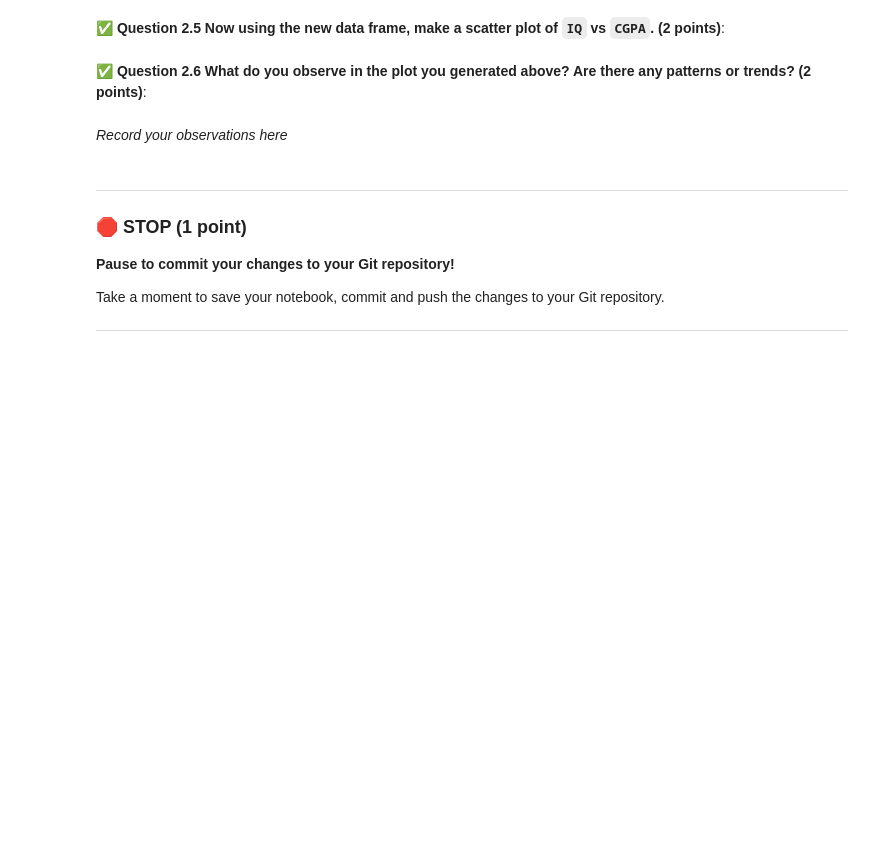
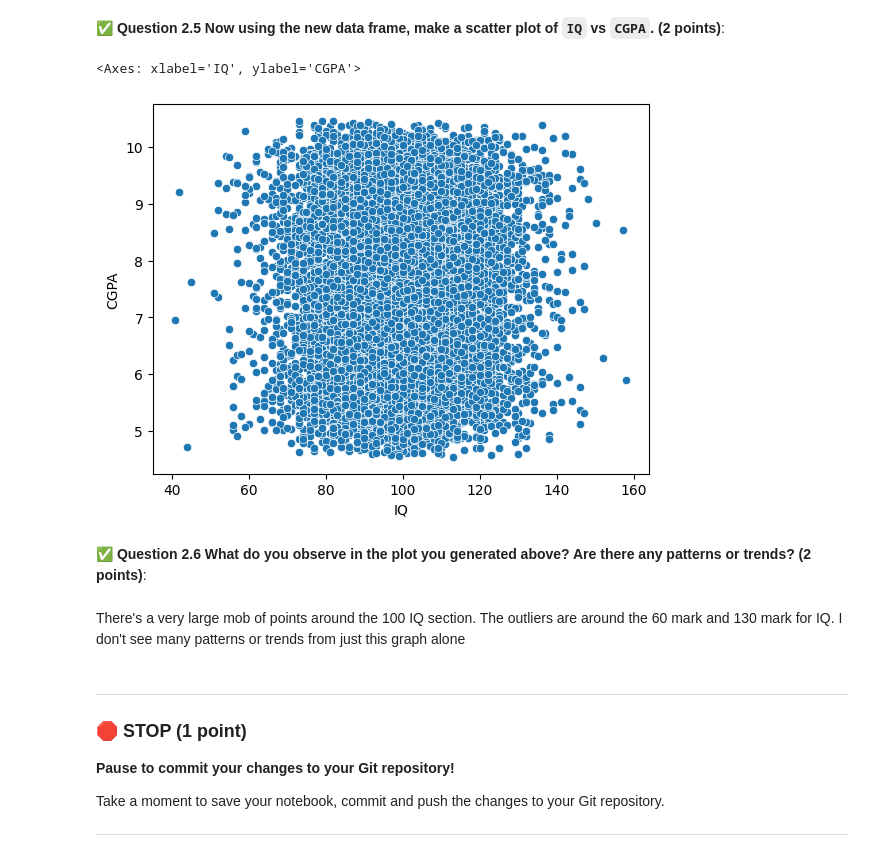
Before and after one commit to JustinTrannn/CMSE202-f25-turnin, a Jupyter notebook: midterm/CMSE202-Midterm-Section001-STUDENT-F25.ipynb, the cells around one changed output. Saved outputs shown, nothing was run; the diff lists cells and outputs as text; code cells hidden in the pictures; blank space fills up the shorter version.

```diff
--- a/midterm/CMSE202-Midterm-Section001-STUDENT-F25.ipynb
+++ b/midterm/CMSE202-Midterm-Section001-STUDENT-F25.ipynb
@@ -60,3 +76,6 @@ In this section you will be tasked with downloading and exploring a specific dat
 &#9989; **Question 2.2 Read in the dataset as a Pandas data frame and then display the first 4 rows. (2 points)**:
 # %%
 ### Put your code here:
+import pandas as pd
+df = pd.read_csv('CollegePlacement.csv')
+df.head(4)
@@ -68,3 +96,5 @@ In this section you will be tasked with downloading and exploring a specific dat
 &#9989; **Question 2.4 Make a new data frame from your current data frame that contains only the `IQ` and `CGPA` columns. (2 points)**:
 # %%
 ### Put your code here
+iqcgpa = df[['IQ', 'CGPA']]
+iqcgpa
@@ -72,10 +116,18 @@ In this section you will be tasked with downloading and exploring a specific dat
 &#9989; **Question 2.5 Now using the new data frame, make a scatter plot of `IQ` vs `CGPA`. (2 points)**:
 # %%
 ### Put your code here
+import seaborn as sns
+import matplotlib.pyplot as plt
+
+sns.scatterplot(data=iqcgpa, x='IQ', y='CGPA')
+#plt.scatter(x=iqcgpa['IQ'], y=iqcgpa['CGPA'])
+# %% [output]
+<Axes: xlabel='IQ', ylabel='CGPA'>
+[figure, added]
 # %% [markdown]
 &#9989; **Question 2.6 What do you observe in the plot you generated above? Are there any patterns or trends? (2 points)**:
 # %% [markdown]
-_Record your observations here_
+There's a very large mob of points around the 100 IQ section. The outliers are around the 60 mark and 130 mark for IQ. I don't see many patterns or trends from just this graph alone
 # %% [markdown]
 ---
 ### &#128721; STOP (1 point)
```
Also changed, not shown: parts of 7 cells of this notebook.
